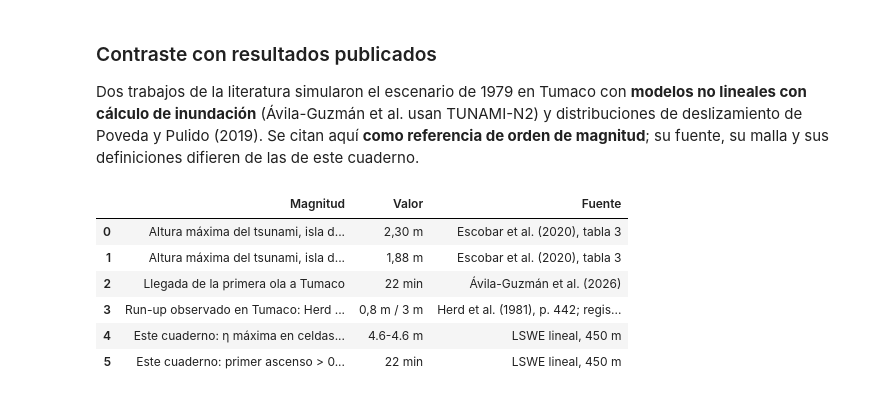
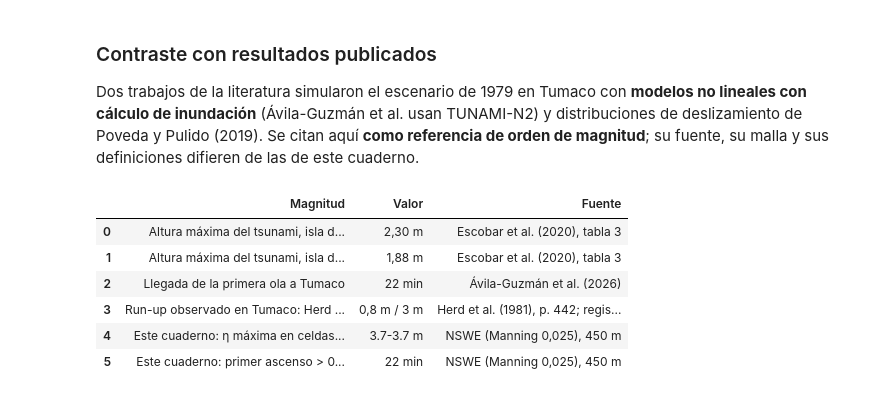
Before and after one commit to scr-ungrd/cuadernos-reproducibles-crc002, a Jupyter notebook: notebooks/03-visualization.ipynb, the cells around one changed output. Drawn from its saved outputs; the diff is of its cells as text; code cells hidden in the pictures.

```diff
--- a/notebooks/03-visualization.ipynb
+++ b/notebooks/03-visualization.ipynb
@@ -148,7 +149,7 @@ ax.contour(np.linspace(ext[0], ext[1], nx), np.linspace(ext[3], ext[2], ny), H,
 im = ax.imshow(np.where(H >= 10, np.maximum(maxeta, 0), np.nan), cmap='YlOrRd', vmin=0, vmax=5, extent=ext, alpha=.9)
 costa(ax); plt.colorbar(im, ax=ax, shrink=.75, label='η máxima en 110 min, profundidad ≥ 10 m (m)')
 ax.plot(ex / 1e3, ey / 1e3, '*', c='red', mec='k', ms=18, label='Epicentro 1979'); ax.legend(loc='upper left'); ejes_lonlat(ax)
-ax.set_title('Elevación máxima de la superficie del mar (LSWE, 0–110 min)')
+ax.set_title('Elevación máxima de la superficie del mar (NSWE, 0–110 min)')
 
 ax = axs[1]; fondo(ax)
 zona = (H >= 10) & (H < 200)
@@ -163,5 +164,5 @@ for _, r in qc.iterrows():
 ejes_lonlat(ax, paso=.25); ax.set_title('Zona costera de Tumaco (η máx. en plataforma)')
 plt.tight_layout(); plt.savefig(WORK / 'max_eta_map.png', dpi=130, bbox_inches='tight'); plt.show()
 print(f'η máxima (profundidad ≥ 10 m): {maxeta[H>=10].max():.2f} m | plataforma 10–200 m: {maxeta[zona].max():.2f} m')
-print(f'(en celdas de < 10 m el modelo lineal llega a {maxeta[H>0].max():.0f} m: amplificación sin fricción ni rotura, no se interpreta)')
+print(f'(en celdas de < 10 m el modelo llega a {maxeta[H>0].max():.0f} m: con 450 m de malla es amplificación en agua somera, no se interpreta)')
 # %% [output]
@@ -278,19 +279,19 @@ de deslizamiento de Poveda y Pulido (2019). Se citan aquí **como referencia de
 # %%
 tum = sim.estacion == "Tumaco"
 pub = pd.DataFrame([
     ['Altura máxima del tsunami, isla de Tumaco, escenario 1979 (modelo de déficit de deslizamiento)', '2,30 m', 'Escobar et al. (2020), tabla 3'],
     ['Altura máxima del tsunami, isla de Tumaco, escenario 1979 (modelo de banda ancha)', '1,88 m', 'Escobar et al. (2020), tabla 3'],
     ['Llegada de la primera ola a Tumaco', '22 min', 'Ávila-Guzmán et al. (2026)'],
     ['Run-up observado en Tumaco: Herd et al. (1981) / NOAA/NGDC', '0,8 m / 3 m', 'Herd et al. (1981), p. 442; registro NOAA 9742'],
-    ['Este cuaderno: η máxima en celdas de mar de 10-25 m, Tumaco', f'{sim.eta_max_m[tum].min():.1f}-{sim.eta_max_m[tum].max():.1f} m', 'LSWE lineal, 450 m'],
-    ['Este cuaderno: primer ascenso > 0,1 m en Tumaco', f'{sim.t_ascenso_sim_min[tum].min():.0f} min', 'LSWE lineal, 450 m']],
+    ['Este cuaderno: η máxima en celdas de mar de 10-25 m, Tumaco', f'{sim.eta_max_m[tum].min():.1f}-{sim.eta_max_m[tum].max():.1f} m', 'NSWE (Manning 0,025), 450 m'],
+    ['Este cuaderno: primer ascenso > 0,1 m en Tumaco', f'{sim.t_ascenso_sim_min[tum].min():.0f} min', 'NSWE (Manning 0,025), 450 m']],
     columns=['Magnitud', 'Valor', 'Fuente'])
 pub
 # %% [output]
 |  | Magnitud | Valor | Fuente |
 | 0 | Altura máxima del tsunami, isla d... | 2,30 m | Escobar et al. (2020), tabla 3 |
 | 1 | Altura máxima del tsunami, isla d... | 1,88 m | Escobar et al. (2020), tabla 3 |
 | 2 | Llegada de la primera ola a Tumaco | 22 min | Ávila-Guzmán et al. (2026) |
 | 3 | Run-up observado en Tumaco: Herd ... | 0,8 m / 3 m | Herd et al. (1981), p. 442; regis... |
-| 4 | Este cuaderno: η máxima en celdas... | 4.6-4.6 m | LSWE lineal, 450 m |
-| 5 | Este cuaderno: primer ascenso > 0... | 22 min | LSWE lineal, 450 m |
+| 4 | Este cuaderno: η máxima en celdas... | 3.7-3.7 m | NSWE (Manning 0,025), 450 m |
+| 5 | Este cuaderno: primer ascenso > 0... | 22 min | NSWE (Manning 0,025), 450 m |
```
Also changed, not shown: parts of 14 cells of this notebook, 10 other files.
